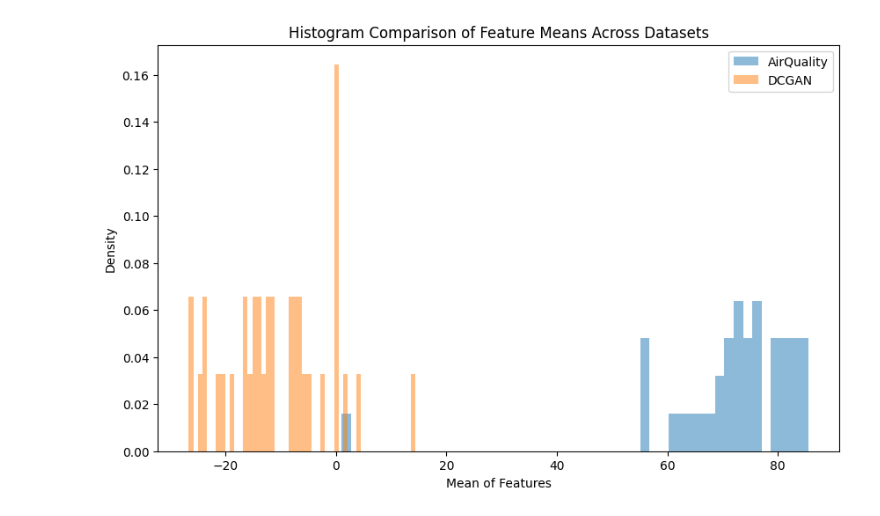
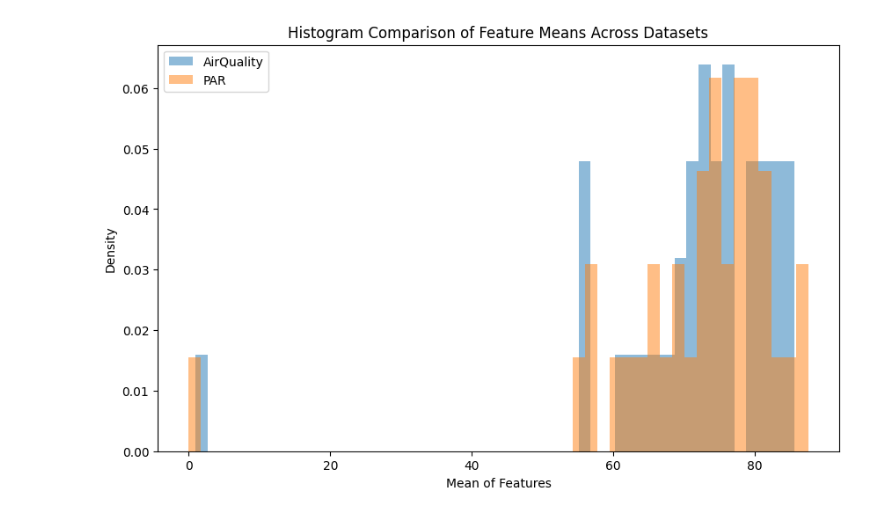
Before and after one commit to PaulMagos/MCS_Thesis, a Jupyter notebook: Notebooks/Eval AirQuality.ipynb, the cells around one changed output. Drawn from its saved outputs; the diff is of its cells as text; code cells hidden in the pictures.

```diff
--- a/Notebooks/Eval AirQuality.ipynb
+++ b/Notebooks/Eval AirQuality.ipynb
@@ -212,13 +212,13 @@ plot_boxplots_means(('Original', df_AirQuality),
 # %%
 plot_histograms_means(('AirQuality', df_AirQuality),
                 #    ('GRGN', syn_AirQuality_GRGN),
                   #  ('GTLSTM', syn_PemsBay_GTLSTM),
                 #    ('GTM', syn_AirQuality_GTM),
-                   ('DCGAN', syn_AirQuality_dopple),
-                #    ('PAR', syn_AirQuality_PAR)
+                  #  ('DCGAN', syn_AirQuality_dopple),
+                   ('PAR', syn_AirQuality_PAR)
                    )
 # %% [output]
-[figure, old version]
+[figure, new version]
 # %%
 plot_histograms_means(('AirQuality', df_AirQuality),
                    ('GRGN', syn_AirQuality_GRGN),
```
Also changed, not shown: parts of 10 cells of this notebook, 13 other files.
